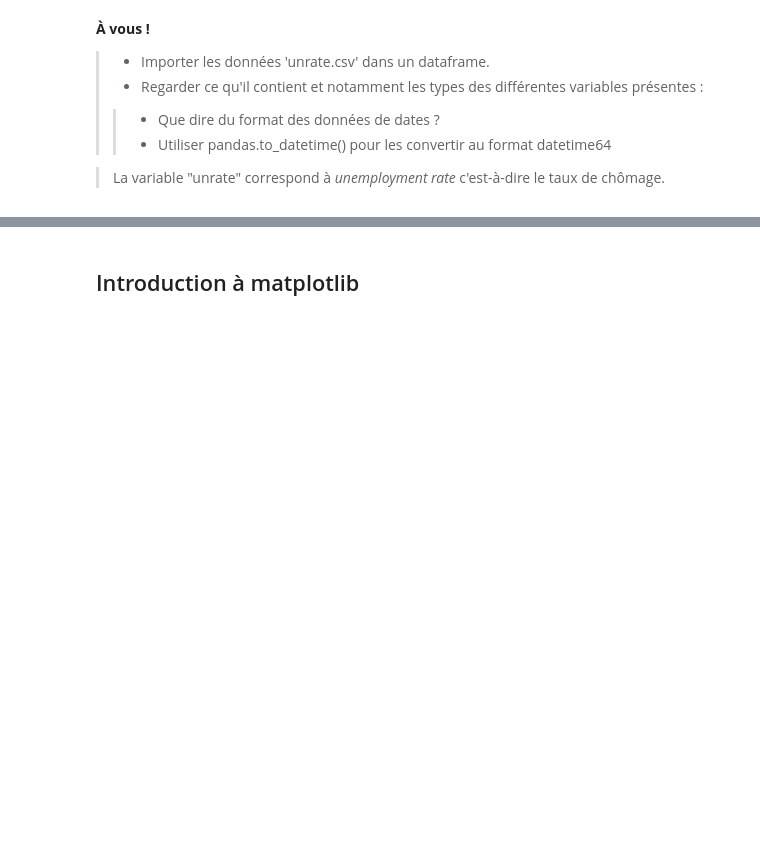
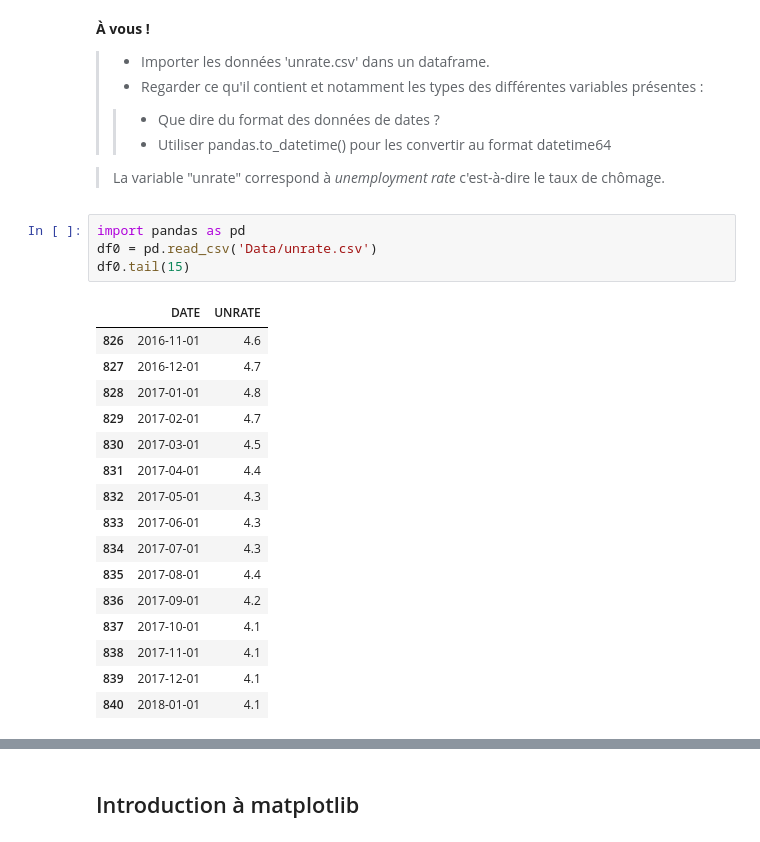
Before and after one commit to louiskuhn/IA-P3-Euskadi, a Jupyter notebook: Ressources/Python/2. Visualisation graphique/1. VisualisationGraphique_courbes.ipynb, the cells around one changed output, grey strips where cells are left out. Drawn from its saved outputs; the diff is of its cells as text; blank space fills up the shorter version.

```diff
--- a/Ressources/Python/2. Visualisation graphique/1. VisualisationGraphique_courbes.ipynb
+++ b/Ressources/Python/2. Visualisation graphique/1. VisualisationGraphique_courbes.ipynb
@@ -10,3 +10,24 @@ __À vous !__
 >>- Utiliser pandas.to_datetime() pour les convertir au format datetime64
 
 >La variable "unrate" correspond à _unemployment rate_ c'est-à-dire le taux de chômage.
+# %%
+import pandas as pd
+df0 = pd.read_csv('Data/unrate.csv')
+df0.tail(15)
+# %% [output]
+|  | DATE | UNRATE |
+| 826 | 2016-11-01 | 4.6 |
+| 827 | 2016-12-01 | 4.7 |
+| 828 | 2017-01-01 | 4.8 |
+| 829 | 2017-02-01 | 4.7 |
+| 830 | 2017-03-01 | 4.5 |
+| 831 | 2017-04-01 | 4.4 |
+| 832 | 2017-05-01 | 4.3 |
+| 833 | 2017-06-01 | 4.3 |
+| 834 | 2017-07-01 | 4.3 |
+| 835 | 2017-08-01 | 4.4 |
+| 836 | 2017-09-01 | 4.2 |
+| 837 | 2017-10-01 | 4.1 |
+| 838 | 2017-11-01 | 4.1 |
+| 839 | 2017-12-01 | 4.1 |
+| 840 | 2018-01-01 | 4.1 |
```
Also changed, not shown: parts of 12 cells of this notebook.
